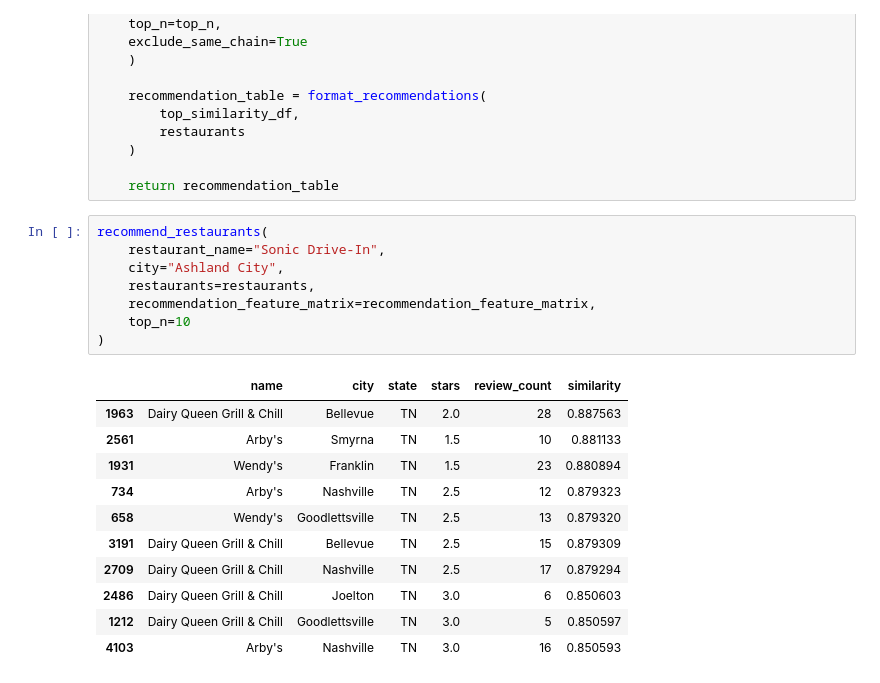
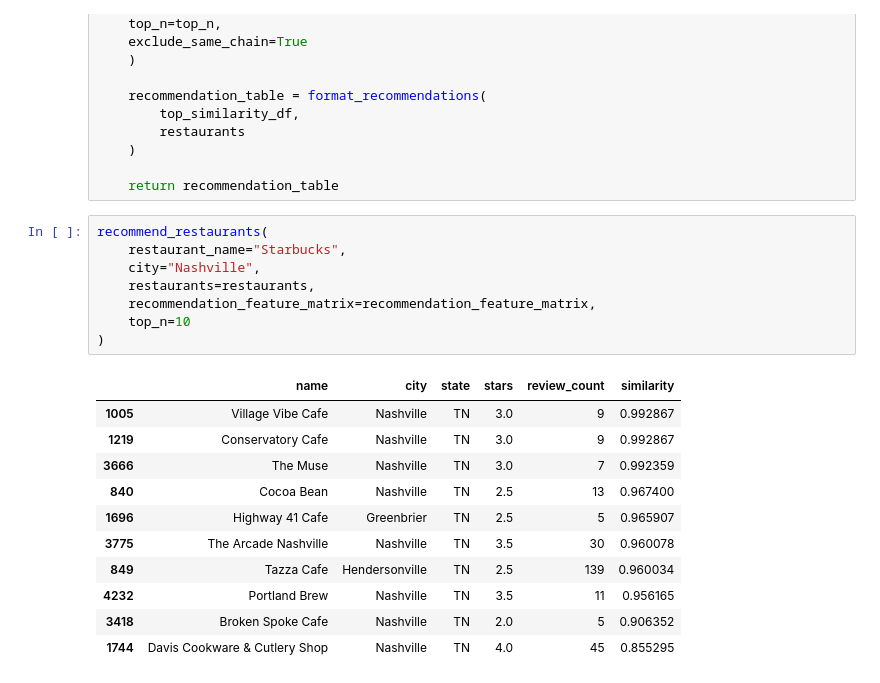
Before and after one commit to egaverilla-thestudent/Restaurant-Recommendation-System-Redux, a Jupyter notebook: experiments/exp_003_geo_filtering.ipynb, the cells around one changed output. Drawn from its saved outputs; the diff is of its cells as text.

```diff
--- a/experiments/exp_003_geo_filtering.ipynb
+++ b/experiments/exp_003_geo_filtering.ipynb
@@ -408,21 +408,21 @@ def recommend_restaurants(
     return recommendation_table
 # %%
 recommend_restaurants(
-    restaurant_name="Sonic Drive-In",
-    city="Ashland City",
+    restaurant_name="Starbucks",
+    city="Nashville",
     restaurants=restaurants,
     recommendation_feature_matrix=recommendation_feature_matrix,
     top_n=10
 )
 # %% [output]
 |  | name | city | state | stars | review_count | similarity |
-| 1963 | Dairy Queen Grill & Chill | Bellevue | TN | 2.0 | 28 | 0.887563 |
-| 2561 | Arby's | Smyrna | TN | 1.5 | 10 | 0.881133 |
-| 1931 | Wendy's | Franklin | TN | 1.5 | 23 | 0.880894 |
-| 734 | Arby's | Nashville | TN | 2.5 | 12 | 0.879323 |
-| 658 | Wendy's | Goodlettsville | TN | 2.5 | 13 | 0.879320 |
-| 3191 | Dairy Queen Grill & Chill | Bellevue | TN | 2.5 | 15 | 0.879309 |
-| 2709 | Dairy Queen Grill & Chill | Nashville | TN | 2.5 | 17 | 0.879294 |
-| 2486 | Dairy Queen Grill & Chill | Joelton | TN | 3.0 | 6 | 0.850603 |
-| 1212 | Dairy Queen Grill & Chill | Goodlettsville | TN | 3.0 | 5 | 0.850597 |
-| 4103 | Arby's | Nashville | TN | 3.0 | 16 | 0.850593 |
+| 1005 | Village Vibe Cafe | Nashville | TN | 3.0 | 9 | 0.992867 |
+| 1219 | Conservatory Cafe | Nashville | TN | 3.0 | 9 | 0.992867 |
+| 3666 | The Muse | Nashville | TN | 3.0 | 7 | 0.992359 |
+| 840 | Cocoa Bean | Nashville | TN | 2.5 | 13 | 0.967400 |
+| 1696 | Highway 41 Cafe | Greenbrier | TN | 2.5 | 5 | 0.965907 |
+| 3775 | The Arcade Nashville | Nashville | TN | 3.5 | 30 | 0.960078 |
+| 849 | Tazza Cafe | Hendersonville | TN | 2.5 | 139 | 0.960034 |
+| 4232 | Portland Brew | Nashville | TN | 3.5 | 11 | 0.956165 |
+| 3418 | Broken Spoke Cafe | Nashville | TN | 2.0 | 5 | 0.906352 |
+| 1744 | Davis Cookware & Cutlery Shop | Nashville | TN | 4.0 | 45 | 0.855295 |
```
Also changed, not shown: parts of 1 cell of this notebook, 2 other files.
